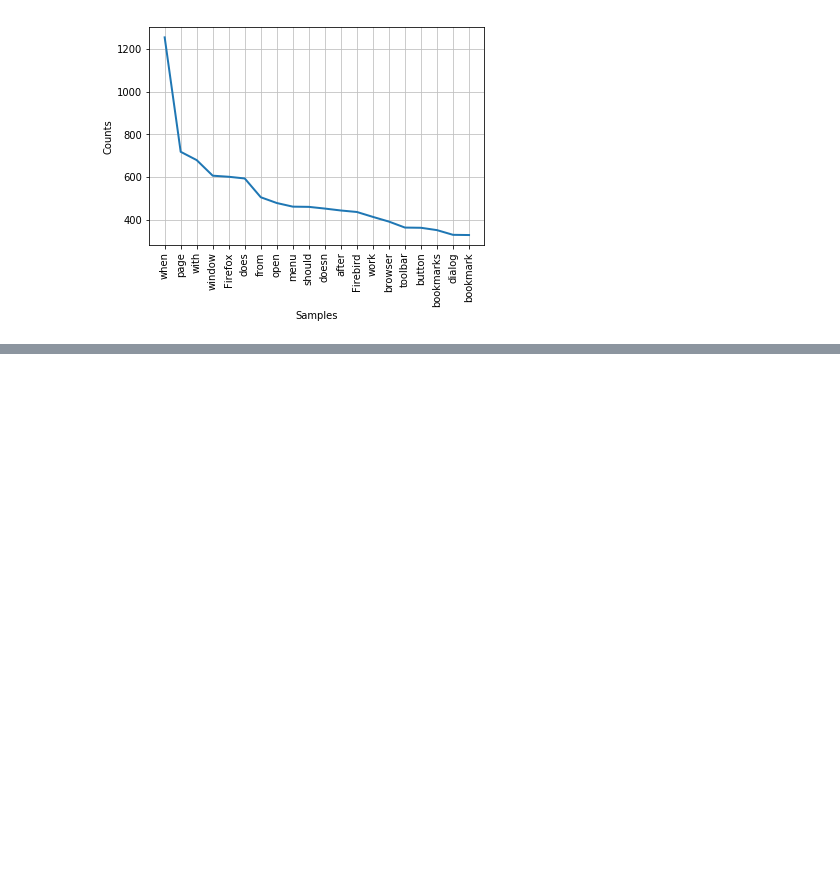
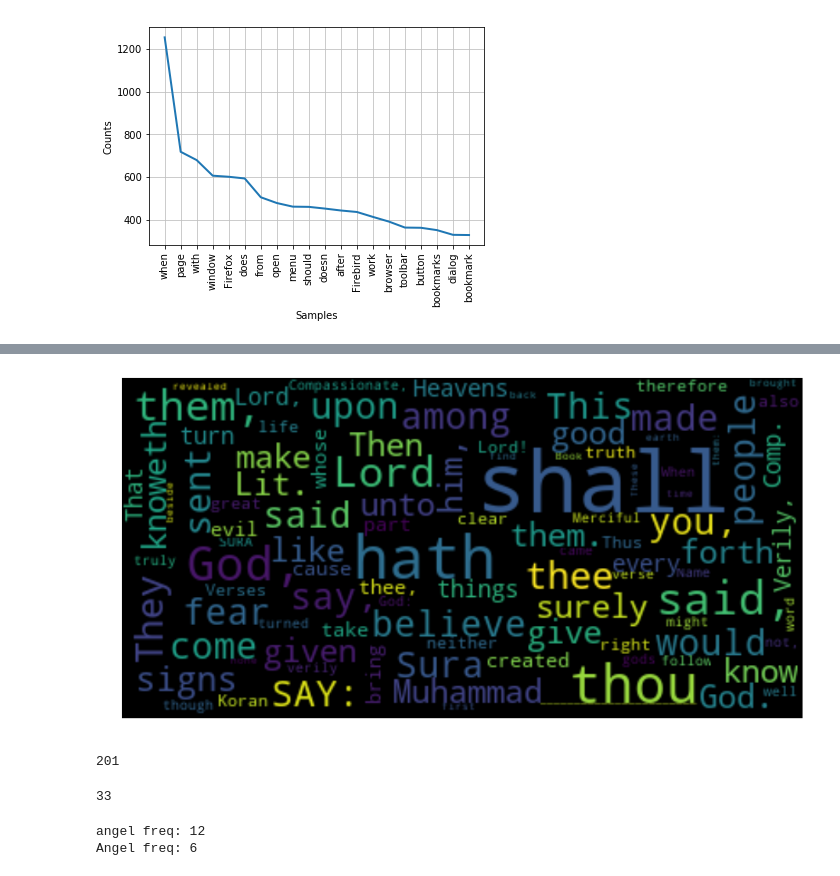
Before and after one commit to GTorley/NLP_book_notepad_for_practice, a Jupyter notebook: hands_onnaturallanguageprocessingwithpython-v1.ipynb, the cells around one changed output, grey strips where cells are left out. Drawn from its saved outputs; the diff is of its cells as text; code cells hidden in the pictures; blank space fills up the shorter version.

```diff
--- a/hands_onnaturallanguageprocessingwithpython-v1.ipynb
+++ b/hands_onnaturallanguageprocessingwithpython-v1.ipynb
@@ -322,0 +472,21 @@ plt.show()
+# %%
+wcloud = WordCloud(max_font_size=50, max_words=100).generate_from_frequencies(frequency_dist)
+plt.figure(figsize=[16,8])
+plt.imshow(wcloud, interpolation='bilinear')
+plt.axis("off")
+plt.show()
+# %% [output]
+[figure, added]
+# %%
+frequency_dist['Muhammad']
+# %% [output]
+201
+# %%
+frequency_dist['Jewish']
+# %% [output]
+33
+# %%
+print('angel freq:',frequency_dist['angel'],'\nAngel freq:',frequency_dist['Angel'])
+# %% [output]
+angel freq: 12
+Angel freq: 6
```
Also changed, not shown: parts of 28 cells of this notebook.
